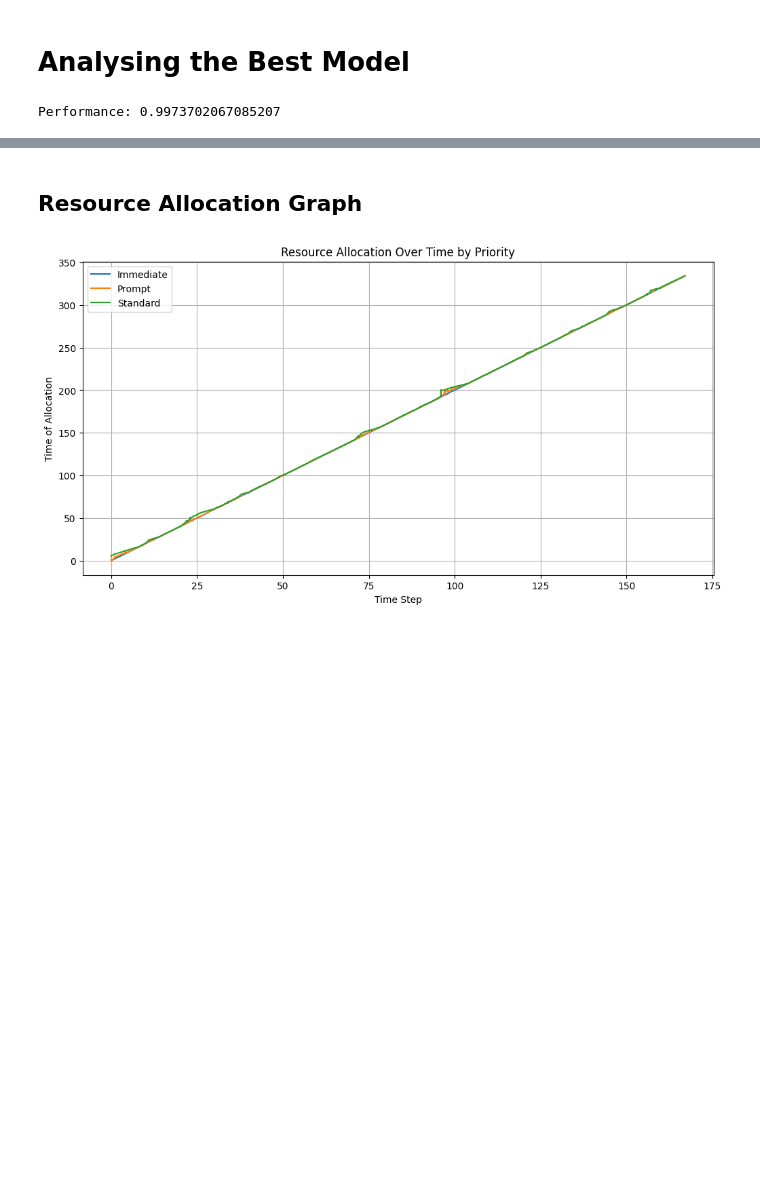
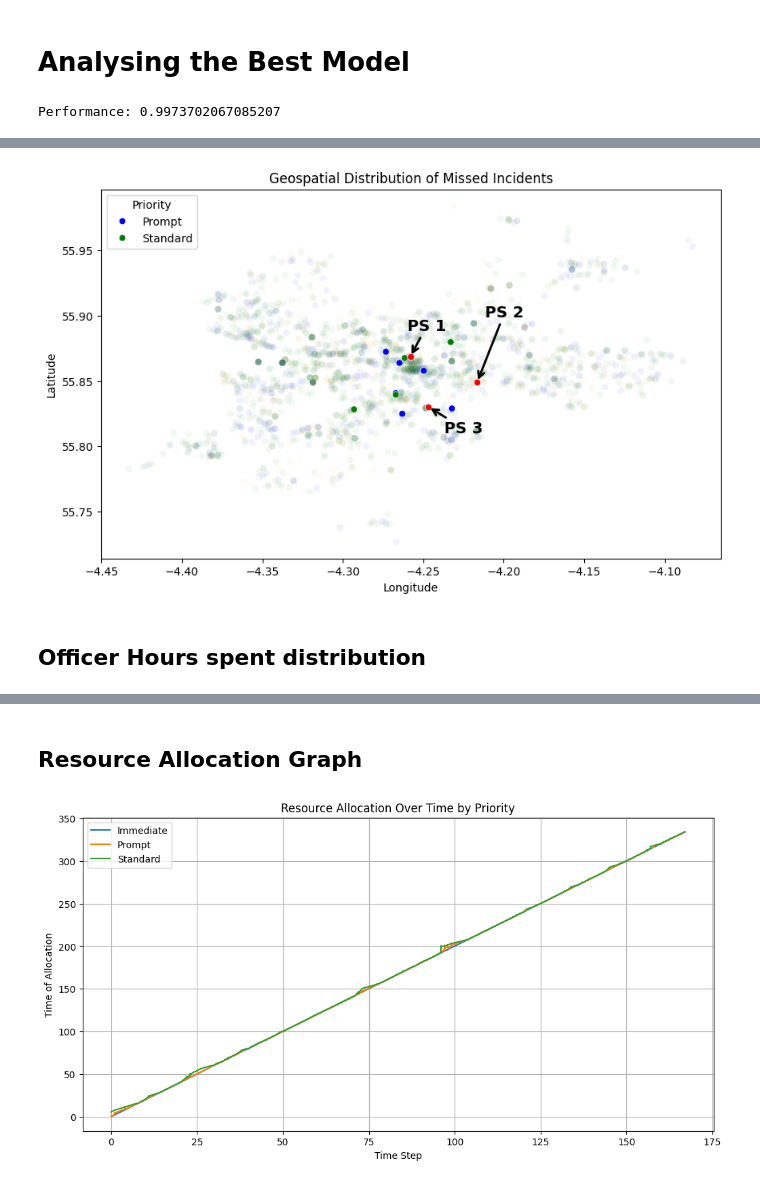
Before and after one commit to KrishnaBellamkonda/edinburgh-challenge, a Jupyter notebook: BestModelAnalysis.ipynb, the cells around one changed output, grey strips where cells are left out. Drawn from its saved outputs; the diff is of its cells as text; code cells hidden in the pictures; blank space fills up the shorter version.

```diff
--- a/BestModelAnalysis.ipynb
+++ b/BestModelAnalysis.ipynb
@@ -21,6 +24,12 @@ source = "./data.xlsx"
 data = pd.read_excel(source)
 data["Time"] = (data["Day"]-1)*24 + data["Hour"]
 data.columns = [x.lower() for x in data.columns]
+# %%
+ps = [[f'PS_{i}', p.x, p.y] for i,p in
+      enumerate([police_stations.one,
+                 police_stations.two,
+                 police_stations.three])]
+df_ps = pd.DataFrame(ps, columns=["Name","Latitude", "Longitude"])
 # %%
 # Running the best model
 shift_distribution = {'Early': {'Station_1': 0, 'Station_2': 5, 'Station_3': 10},
@@ -46,0 +121,43 @@ Performance: 0.9973702067085207
+# %%
+# Plotting the locations of the incidents to analyze where they occurred
+plt.figure(figsize=(10, 6))
+
+sns.scatterplot(data=data, x = "longitude", y="latitude", hue="priority", alpha=0.05, palette=["green", "blue", "orange"], legend=False)
+sns.scatterplot(x='longitude', y='latitude', hue='priority', data=incidents_df, palette=["blue", "green"])
+sns.scatterplot(data=df_ps, x = "Longitude", y="Latitude", color="r")
+plt.annotate(
+    "PS 1",
+    (df_ps.iloc[0].Longitude, df_ps.iloc[0].Latitude),
+    xytext=(df_ps.iloc[0].Longitude - 0.002, df_ps.iloc[0].Latitude + 0.02),
+    arrowprops=dict(arrowstyle='->', linewidth=2, color="black"),
+    fontsize=14,  # You can adjust the fontsize as needed,
+    fontweight='bold'
+)
+
+plt.annotate(
+    "PS 2",
+    (df_ps.iloc[1].Longitude, df_ps.iloc[1].Latitude),
+    xytext=(df_ps.iloc[1].Longitude + 0.005, df_ps.iloc[1].Latitude + 0.05),
+    arrowprops=dict(arrowstyle='->', linewidth=2, color="black"),
+    fontsize=14,  # You can adjust the fontsize as needed,
+    fontweight='bold'
+)
+
+plt.annotate(
+    "PS 3",
+    (df_ps.iloc[2].Longitude, df_ps.iloc[2].Latitude),
+    xytext=(df_ps.iloc[2].Longitude + 0.01, df_ps.iloc[2].Latitude - 0.02),
+    arrowprops=dict(arrowstyle='->', linewidth=2, color="black"),
+    fontsize=14,  # You can adjust the fontsize as needed,
+    fontweight='bold',
+)
+plt.title('Geospatial Distribution of Missed Incidents')
+plt.xlabel('Longitude')
+plt.ylabel('Latitude')
+plt.legend(title='Priority')
+plt.savefig("pictures/missed_incidents_geospatial_distribution.png")
+plt.show()
+# %% [output]
+[figure, added]
+# %% [markdown]
+## Officer Hours spent distribution
```
Also changed, not shown: parts of 25 cells of this notebook, 16 other files.
